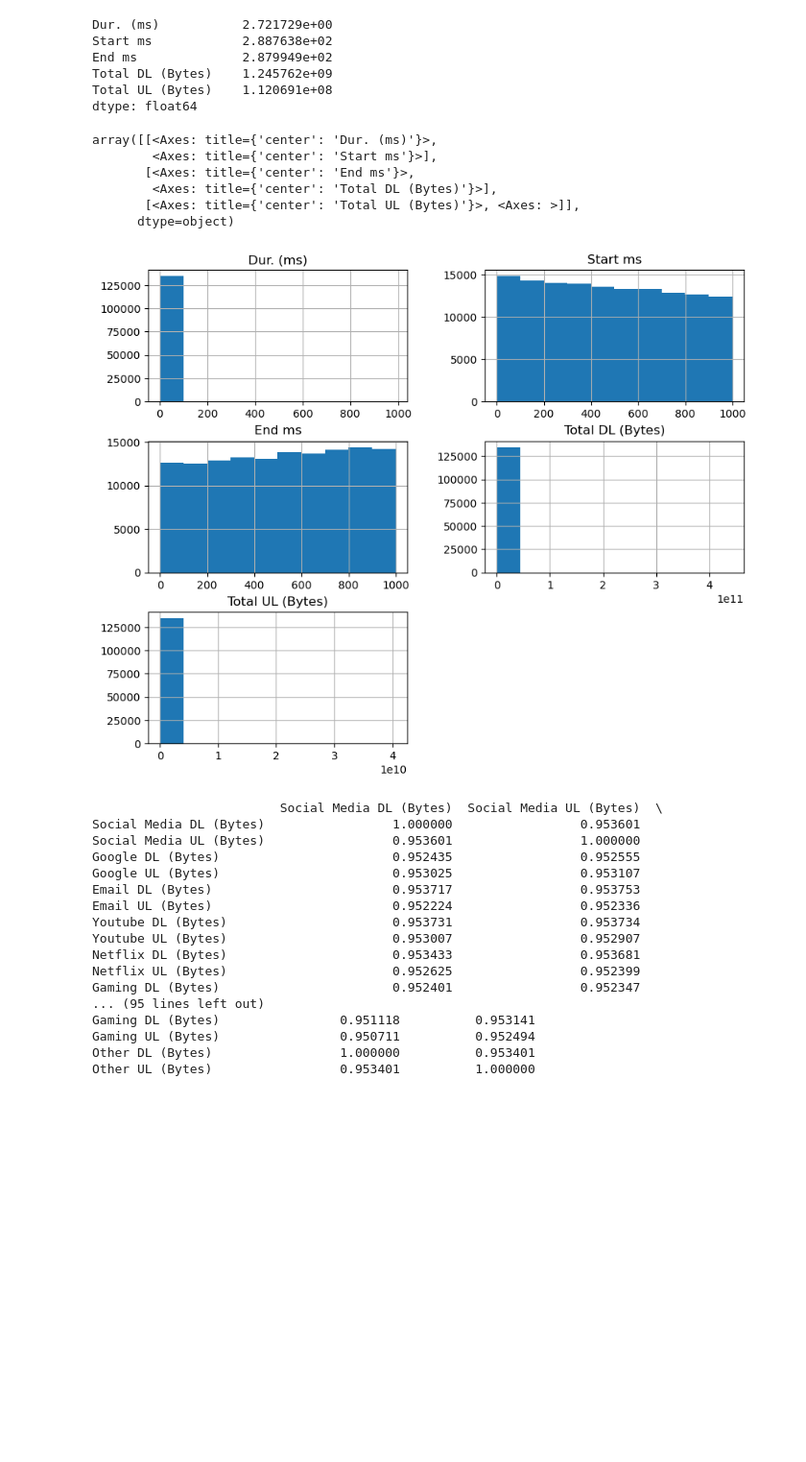
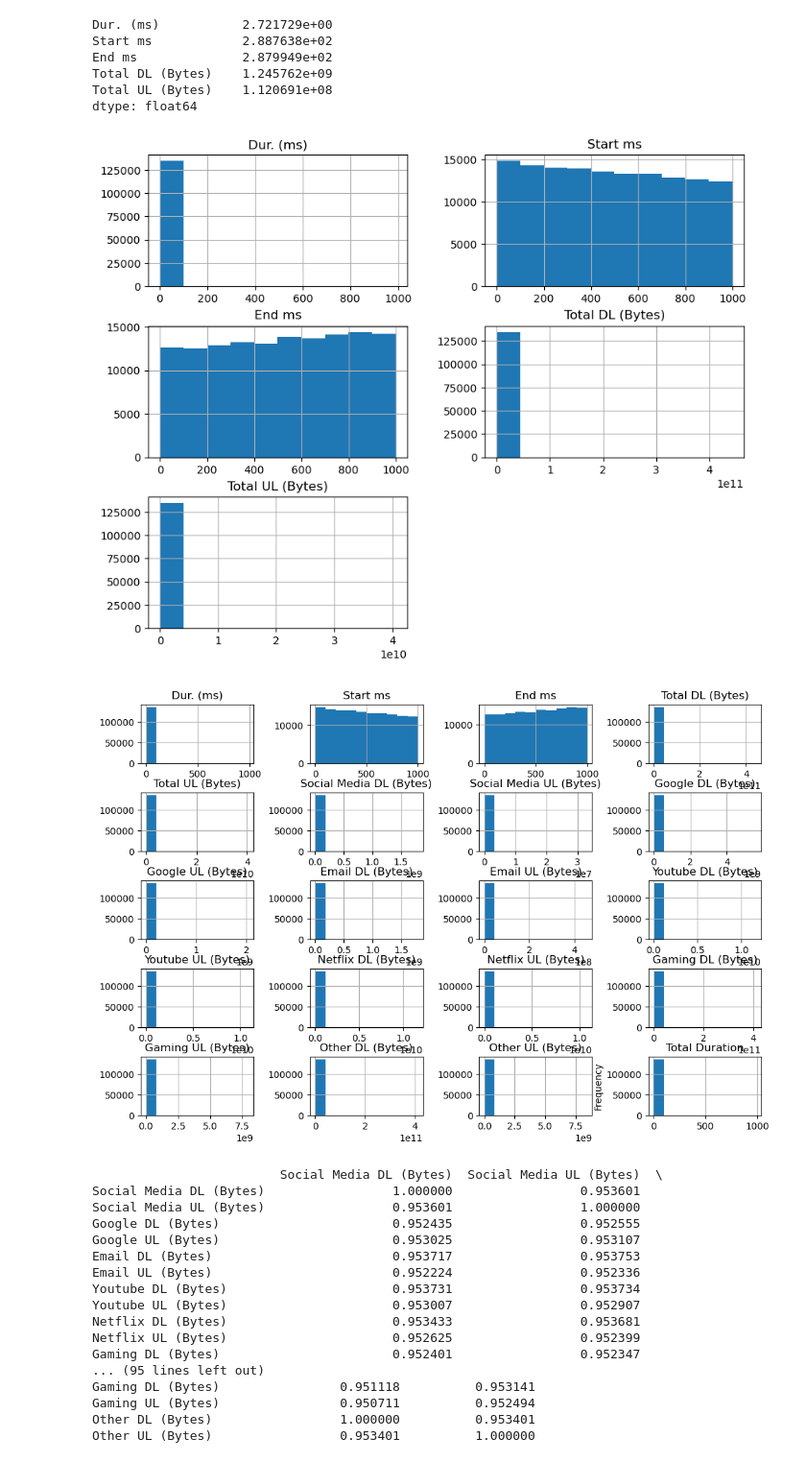
Before and after one commit to OjasSC/Telco_Project, a Jupyter notebook: Telco_Project.ipynb, the cells around one changed output. Shown at 96% size. Saved outputs shown, nothing was run; the diff lists cells and outputs as text; code cells hidden in the pictures; blank space fills up the shorter version.

```diff
--- a/Telco_Project.ipynb
+++ b/Telco_Project.ipynb
@@ -205,14 +205,20 @@ dtype: float64
 
 # Graphical Univariate Analysis
 user_behavior.hist(column=metrics, bins=10, figsize=(10, 8))
+plt.ylabel("Frequency")
+plt.show()
 # %% [output]
-array([[<Axes: title={'center': 'Dur. (ms)'}>,
-        <Axes: title={'center': 'Start ms'}>],
-       [<Axes: title={'center': 'End ms'}>,
-        <Axes: title={'center': 'Total DL (Bytes)'}>],
-       [<Axes: title={'center': 'Total UL (Bytes)'}>, <Axes: >]],
-      dtype=object)
 [figure]
+# %%
+user_behavior.hist(bins=10, figsize=(12, 8))
+plt.ylabel("Frequency")
+# Adjust the spacing between subplots
+plt.subplots_adjust(wspace=0.5, hspace=0.5)  # Increase the values to increase the distance
+
+# Show the figure
+plt.show()
+# %% [output]
+[figure, added]
 # %%
 # Bivariate Analysis
 corr_matrix = user_behavior[["Social Media DL (Bytes)", "Social Media UL (Bytes)", "Google DL (Bytes)", "Google UL (Bytes)",
```
Also changed, not shown: parts of 5 cells of this notebook.
